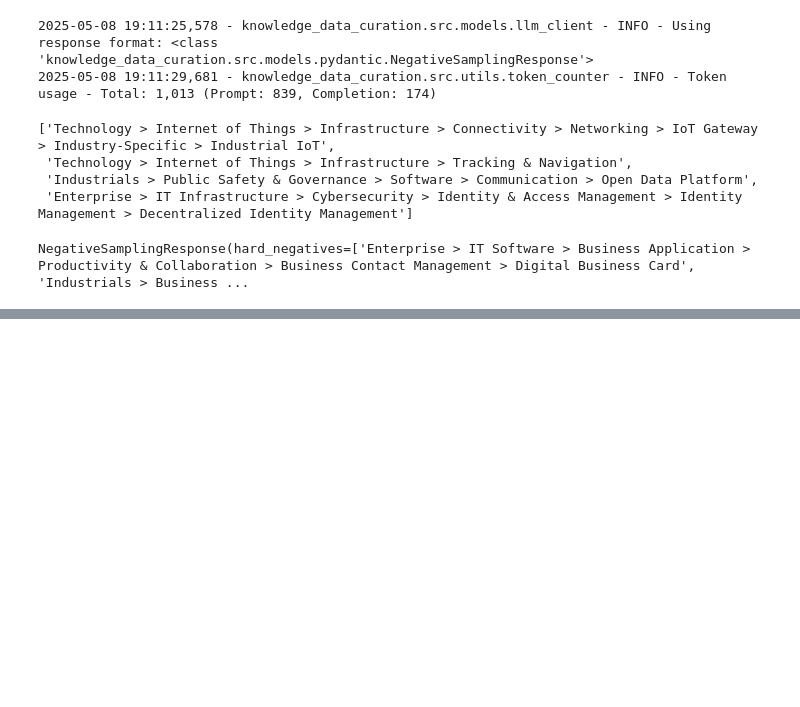
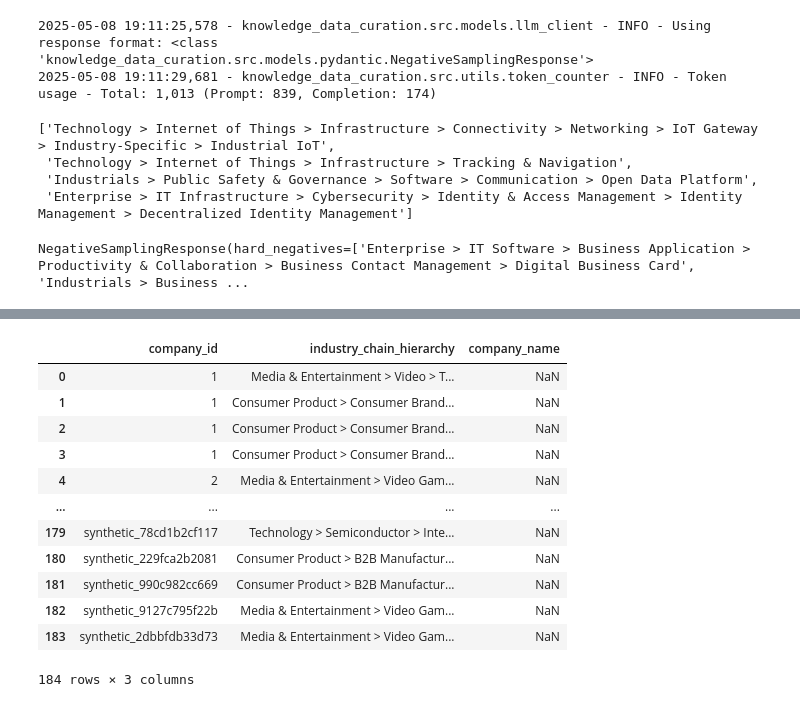
Before and after one commit to pragalbh-dev/ColBERT, a Jupyter notebook: knowledge_data_curation/test.ipynb, the cells around one changed output, grey strips where cells are left out. Drawn from its saved outputs; the diff is of its cells as text; code cells hidden in the pictures; blank space fills up the shorter version.

```diff
--- a/knowledge_data_curation/test.ipynb
+++ b/knowledge_data_curation/test.ipynb
@@ -298,0 +342,16 @@ NegativeSamplingResponse(hard_negatives=['Enterprise > IT Software > Business Ap
+# %%
+augmented_ind_df
+# %% [output]
+|  | company_id | industry_chain_hierarchy | company_name |
+| 0 | 1 | Media & Entertainment > Video > T... | NaN |
+| 1 | 1 | Consumer Product > Consumer Brand... | NaN |
+| 2 | 1 | Consumer Product > Consumer Brand... | NaN |
+| 3 | 1 | Consumer Product > Consumer Brand... | NaN |
+| 4 | 2 | Media & Entertainment > Video Gam... | NaN |
+| ... | ... | ... | ... |
+| 179 | synthetic_78cd1b2cf117 | Technology > Semiconductor > Inte... | NaN |
+| 180 | synthetic_229fca2b2081 | Consumer Product > B2B Manufactur... | NaN |
+| 181 | synthetic_990c982cc669 | Consumer Product > B2B Manufactur... | NaN |
+| 182 | synthetic_9127c795f22b | Media & Entertainment > Video Gam... | NaN |
+| 183 | synthetic_2dbbfdb33d73 | Media & Entertainment > Video Gam... | NaN |
+184 rows × 3 columns
```
Also changed, not shown: parts of 21 cells of this notebook, 20 other files.
